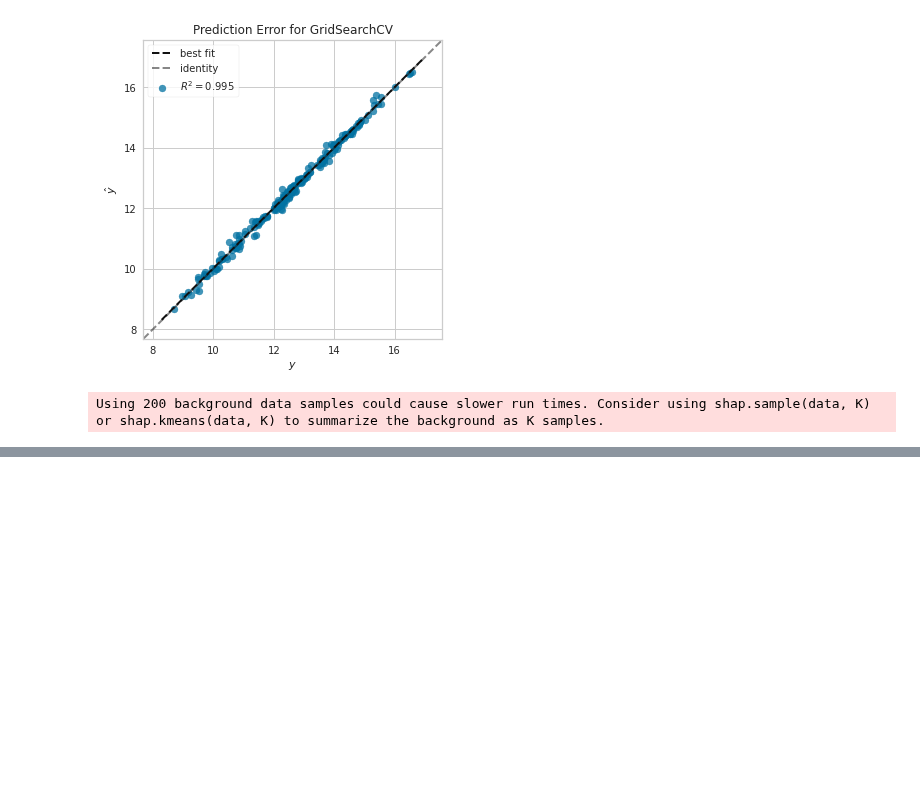
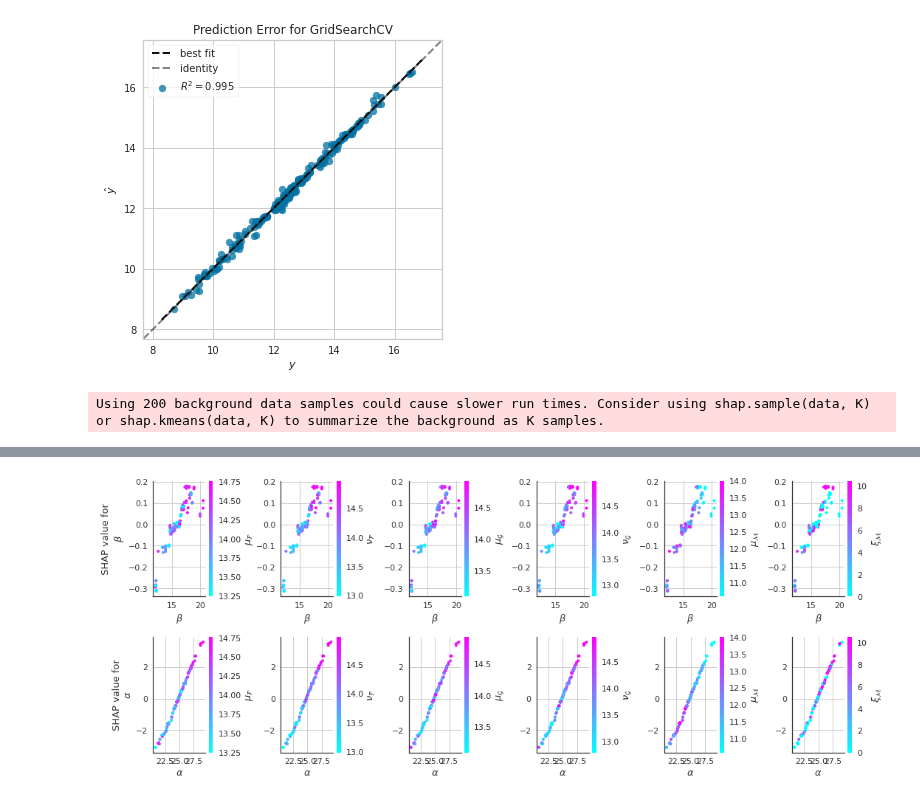
Before and after one commit to jaimeoliver1/social_capital_in_trade_networks, a Jupyter notebook: notebooks/01_02_non_linear_regression_models.ipynb, the cells around one changed output, grey strips where cells are left out. Cells and saved outputs as stored; diff of their text form; code cells hidden in the pictures; blank space fills up the shorter version.

```diff
--- a/notebooks/01_02_non_linear_regression_models.ipynb
+++ b/notebooks/01_02_non_linear_regression_models.ipynb
@@ -293,13 +299,15 @@ plt.show()
 # %%
-fig, ax = plt.subplots(2,6, sharey='row', figsize=(20,7))
+fig, ax = plt.subplots(2,6, sharey='row', figsize=(15,6))
 
 for i, var in enumerate(reduced_terms_list):
     for j, factor in enumerate(['log_wkn_population', 'log_GFCF']):
         shap.dependence_plot(label_dict.get(factor), shap_values,  X_set.rename(columns = label_dict), interaction_index=label_dict[var], ax=ax[j][i], cmap=plt.get_cmap("cool"), show=False)
         if i!=0:
             ax[j][i].set_ylabel('')
 
 plt.tight_layout()
 save_to = os.path.join(Path(os.getcwd()).parent.resolve(), 'reports', 'figures', f'shap_dependence_plots.png')
 plt.savefig(save_to)
 plt.show()
+# %% [output]
+[figure, added]
```
Also changed, not shown: parts of 2 cells of this notebook, 3 other files.
